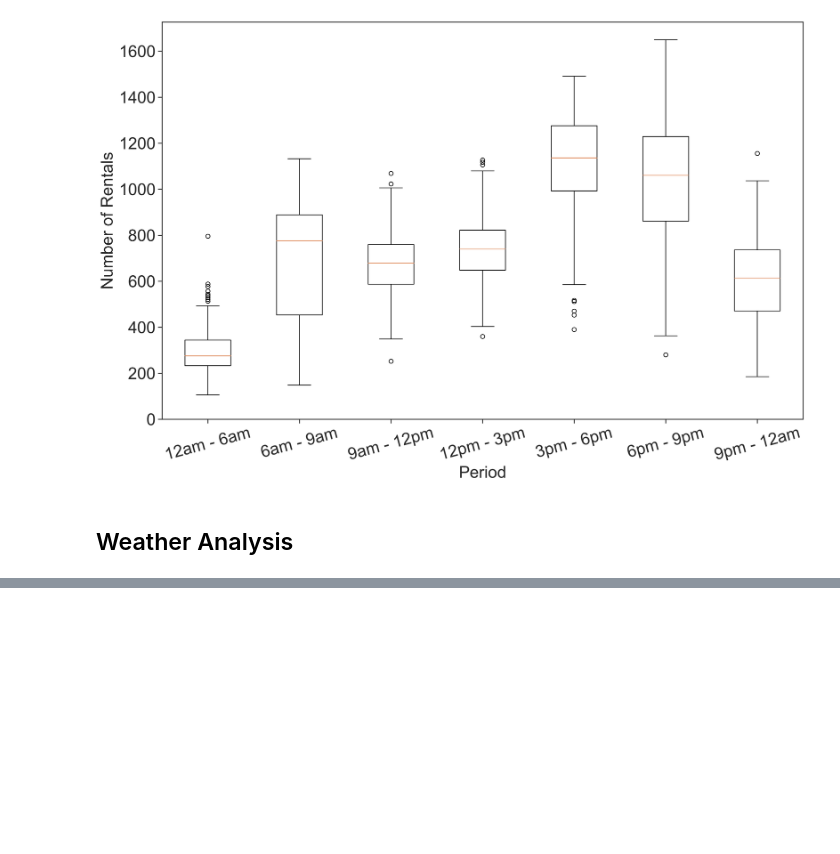
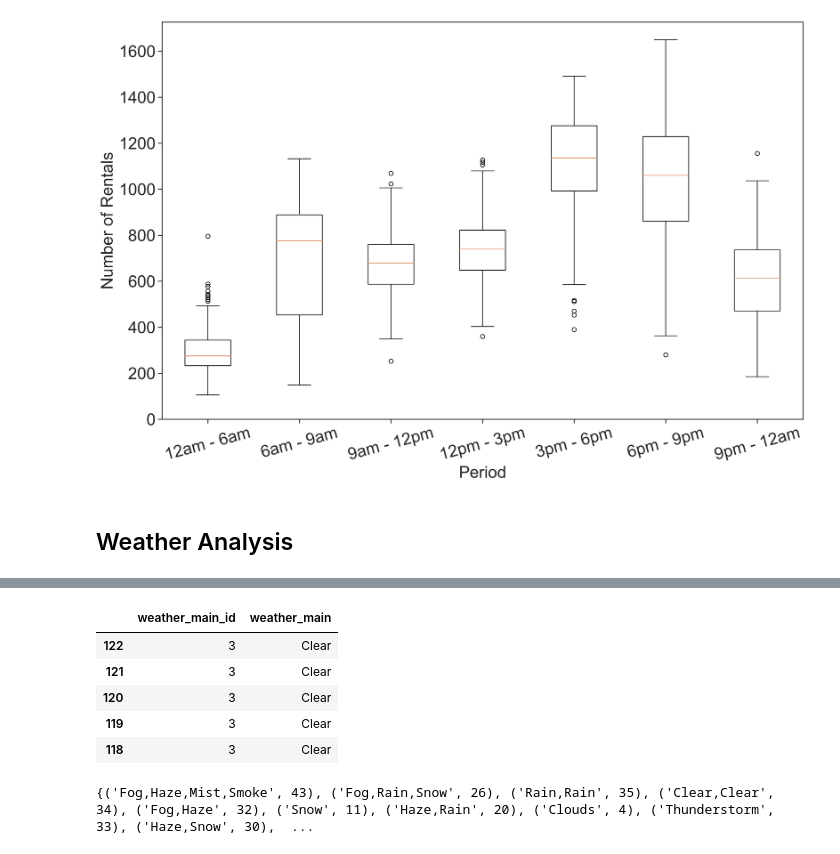
Before and after one commit to dougct/carsharing-prediction, a Jupyter notebook: src/temporal-analyses/Characterization.ipynb, the cells around one changed output, grey strips where cells are left out. Cells and saved outputs as stored; diff of their text form; code cells hidden in the pictures; blank space fills up the shorter version.

```diff
--- a/src/temporal-analyses/Characterization.ipynb
+++ b/src/temporal-analyses/Characterization.ipynb
@@ -357,0 +372,17 @@ df.sort_values('date', inplace=True)
+# %%
+df_unique_weather_types.head()
+# %% [output]
+|  | weather_main_id | weather_main |
+| 122 | 3 | Clear |
+| 121 | 3 | Clear |
+| 120 | 3 | Clear |
+| 119 | 3 | Clear |
+| 118 | 3 | Clear |
+# %%
+unique_weather_types = set()
+for _, row in df_unique_weather_types.iterrows():
+    unique_weather_types.add((row['weather_main'], row['weather_main_id']))
+
+print(unique_weather_types)
+# %% [output]
+{('Fog,Haze,Mist,Smoke', 43), ('Fog,Rain,Snow', 26), ('Rain,Rain', 35), ('Clear,Clear', 34), ('Fog,Haze', 32), ('Snow', 11), ('Haze,Rain', 20), ('Clouds', 4), ('Thunderstorm', 33), ('Haze,Snow', 30),  ...
```
Also changed, not shown: parts of 10 cells of this notebook, 2 other files.
